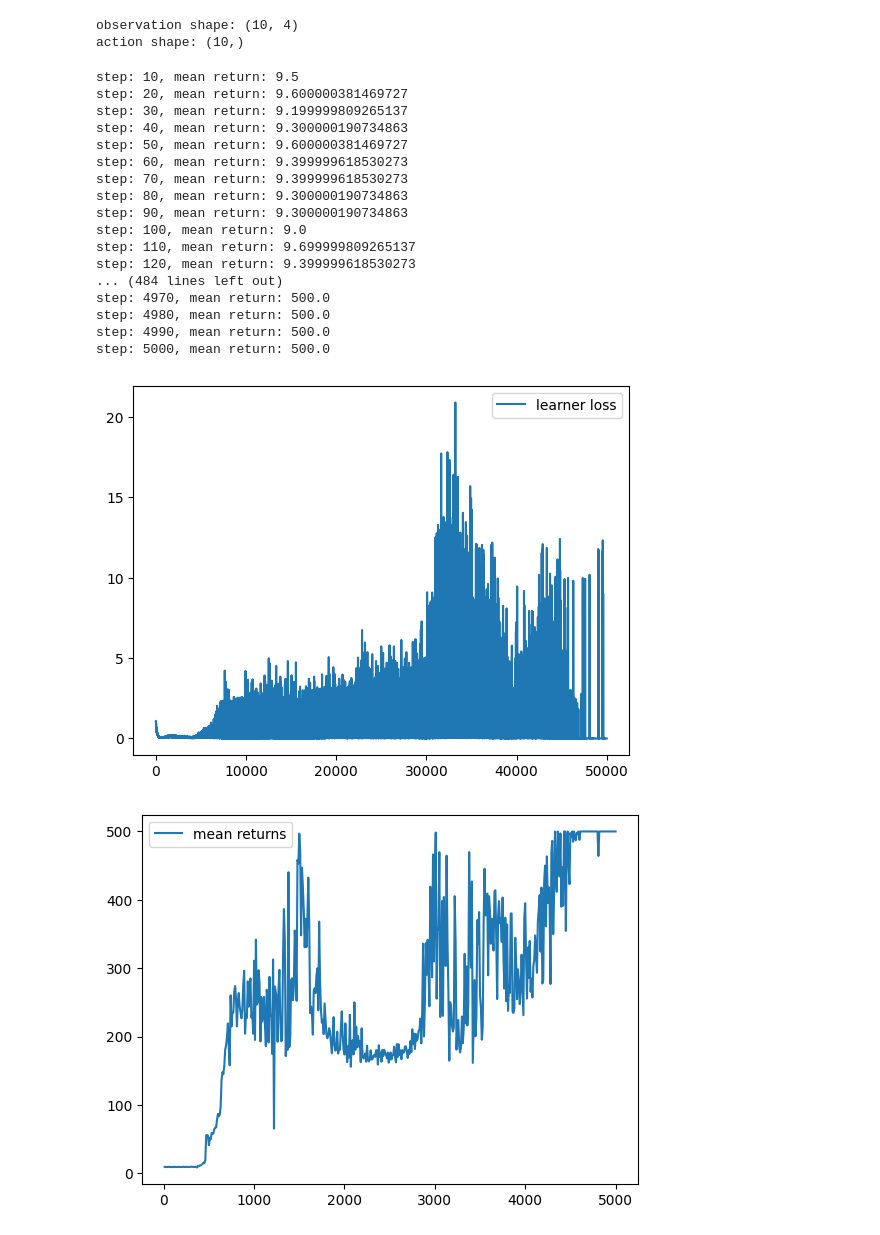
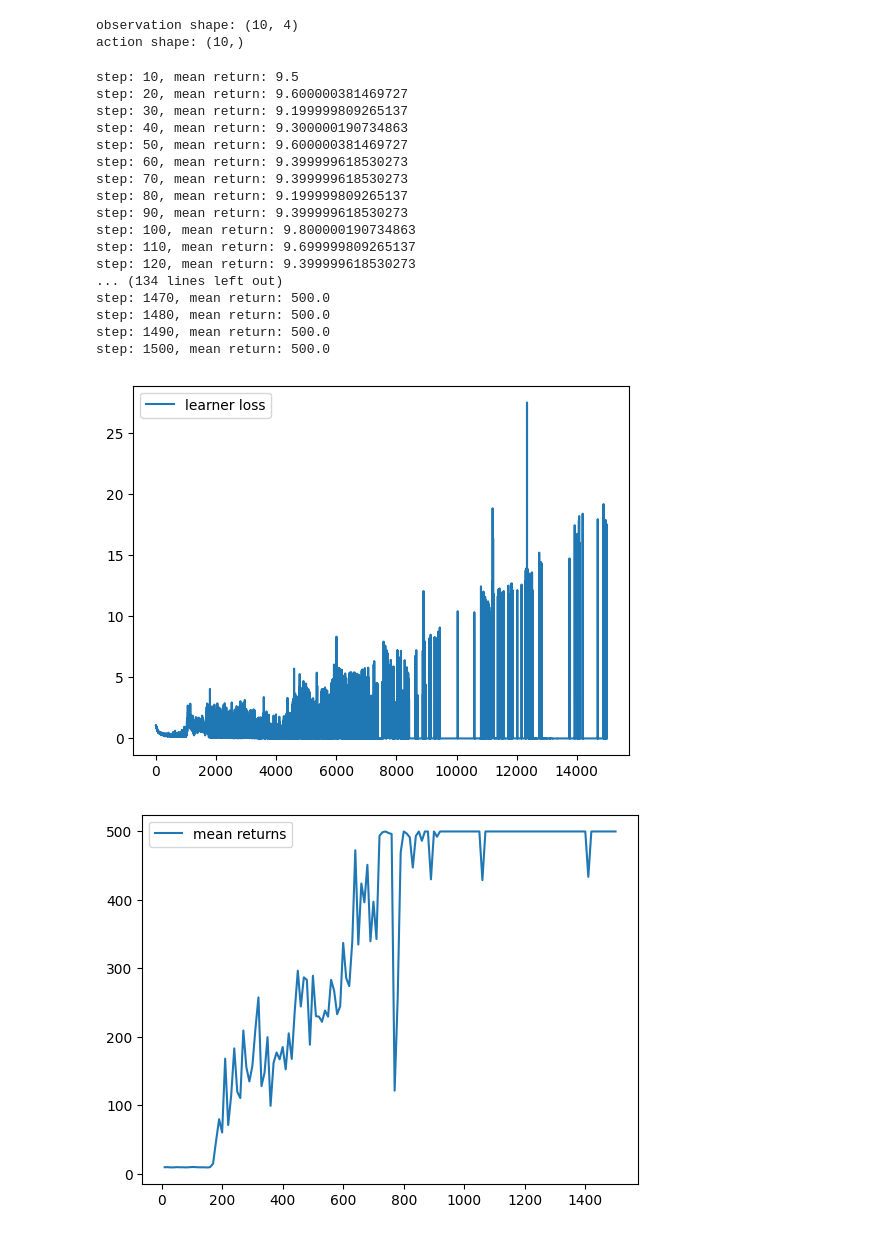
Before and after one commit to natekimball/RL-Algorithms, a Jupyter notebook: DQN/dqn.ipynb, the cells around one changed output. Saved outputs shown, nothing was run; the diff lists cells and outputs as text; code cells hidden in the pictures.

```diff
--- a/DQN/dqn.ipynb
+++ b/DQN/dqn.ipynb
@@ -34,7 +34,7 @@ class NeuralNet(linen.Module):
 gamma = 0.99
 seed = 0
 lr = 1e-4
-tau = 1e-2
+tau = 5e-2
 num_envs = 10
 
 random.seed(seed)
@@ -197,7 +197,7 @@ observation shape: (10, 4)
 action shape: (10,)
 # %%
 # training
-steps = 5000
+steps = 1500
 chunk_size = 1280
 batch_size = 128
 epsilon=0.2
@@ -209,7 +209,7 @@ eval_steps = []
 
 best_params = learner_params
 best_mean_ret = 0
-replay_buffer = ReplayBuffer(100_000)
+replay_buffer = ReplayBuffer(5_000)
 
 for step in range(1, steps + 1):
     obs = collect_transitions(obs,
@@ -240,43 +240,43 @@ for step in range(1, steps + 1):
 loss_steps = np.arange(1, len(losses) + 1)
 
 plt.figure()
 plt.plot(loss_steps, losses, label='learner loss')
 plt.legend()
 
 plt.figure()
 plt.plot(eval_steps, mean_returns, label='mean returns')
 plt.legend()
 
 ckpt = dict(best_params=best_params,
             latest_learner_params=learner_params,
             latest_target_params=target_params,
             opt_state=opt_state)
 
 ckpt_path = os.path.join('checkpoints', 'latest_ckpt.pkl')
 with open(ckpt_path, 'wb') as f:
     pickle.dump(ckpt, f)
 
 venv.close()
 # %% [output]
 step: 10, mean return: 9.5
 step: 20, mean return: 9.600000381469727
 step: 30, mean return: 9.199999809265137
 step: 40, mean return: 9.300000190734863
 step: 50, mean return: 9.600000381469727
 step: 60, mean return: 9.399999618530273
 step: 70, mean return: 9.399999618530273
-step: 80, mean return: 9.300000190734863
-step: 90, mean return: 9.300000190734863
-step: 100, mean return: 9.0
+step: 80, mean return: 9.199999809265137
+step: 90, mean return: 9.399999618530273
+step: 100, mean return: 9.800000190734863
 step: 110, mean return: 9.699999809265137
 step: 120, mean return: 9.399999618530273
-... (484 lines left out)
-step: 4970, mean return: 500.0
-step: 4980, mean return: 500.0
-step: 4990, mean return: 500.0
-step: 5000, mean return: 500.0
+... (134 lines left out)
+step: 1470, mean return: 500.0
+step: 1480, mean return: 500.0
+step: 1490, mean return: 500.0
+step: 1500, mean return: 500.0
-[figure, old version]
+[figure, new version]
-[figure, old version]
+[figure, new version]
 # %%
 # generate video
 with open(ckpt_path, 'rb') as f:
```
Also changed, not shown: 7 other files.
